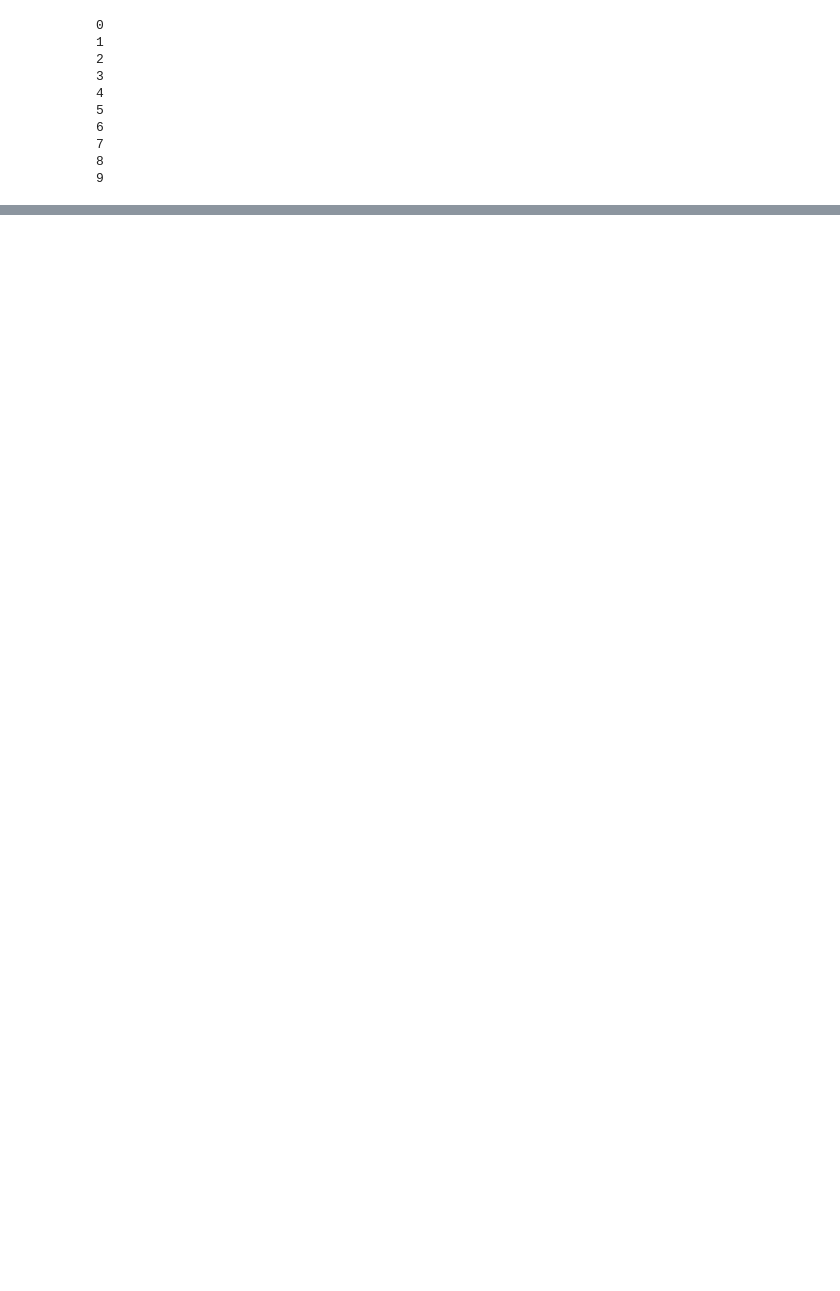
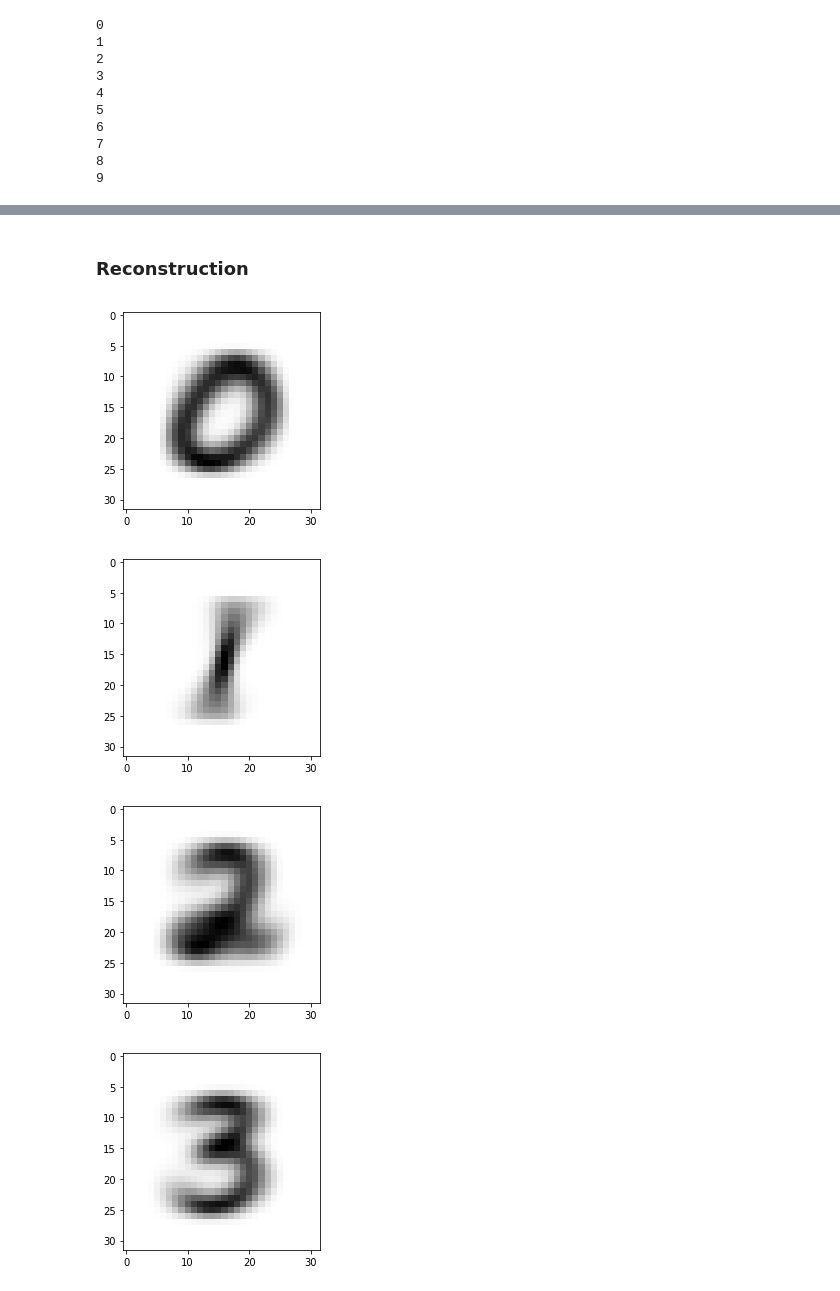
Before and after one commit to gdbmanu/git-active-vision, a Jupyter notebook: foveated-iclr/mnist-waveimage-saliency-map.ipynb, the cells around one changed output, grey strips where cells are left out. Saved outputs shown, nothing was run; the diff lists cells and outputs as text; code cells hidden in the pictures; blank space fills up the shorter version.

```diff
--- a/foveated-iclr/mnist-waveimage-saliency-map.ipynb
+++ b/foveated-iclr/mnist-waveimage-saliency-map.ipynb
@@ -401,0 +477,32 @@ else:
+# %%
+## test
+h = h_max - 1
+H_generic = {}
+
+mem_h_u = []
+mem_h_u_todo = {}
+for u_add in U[h]:
+    mem_h_u_todo[(5, u_add)] = 1
+cpt = 0
+while len(mem_h_u_todo) > 0 :
+    cpt += 1
+    H_predictive_plus = {}
+    for (h, u) in mem_h_u_todo:
+        H_predictive_plus[u] = 0
+    for (h, u) in mem_h_u_todo:
+        liste_path = calcule_asc_path(h, u)
+        for c in range(10):
+            log_score_path = np.zeros(10)
+            for (h_path, u_path) in liste_path[:-1]:
+                if (h_path, u_path) not in mem_h_u:
+                    log_score_path = update_log_score(log_score_path, lik_predictive[c][h_path][u_path])
+            pi_path = calc_pi(log_score_path)
+            H_c = entropy(pi_path)
+            H_predictive_plus[u] += .1 * H_c
+    keys = H_predictive_plus.keys()
+    values = np.array(H_predictive_plus.values())
+    k = np.argmin(values)
+    u_tilde = keys[k]
+    print(cpt, u_tilde)
+    H_generic[u_tilde] = values[k]
+    mem_h_u_todo.pop((h, u_tilde))
@@ -401,0 +547,18 @@ else:
+# %% [markdown]
+### Reconstruction
+# %%
+avg_image = {}
+for c in range(10):
+    w = WaveImage()
+    for h in range(6):
+        for u in calc_U((32, 32), h, 6):
+            w.set_data( h, u, mu[c][h][u] * (1 - rho[c][h][u]))
+    avg_image[c] = w.get_image()
+    plt.figure(figsize=(12,8))
+    plt.subplot(131)
+    plt.imshow(w.get_image(), interpolation='nearest', cmap='gray_r')
+# %% [output]
+[figure, added]
+[figure, added]
+[figure, added]
+[figure, added]
```
Also changed, not shown: parts of 15 cells of this notebook, 2 other files.
